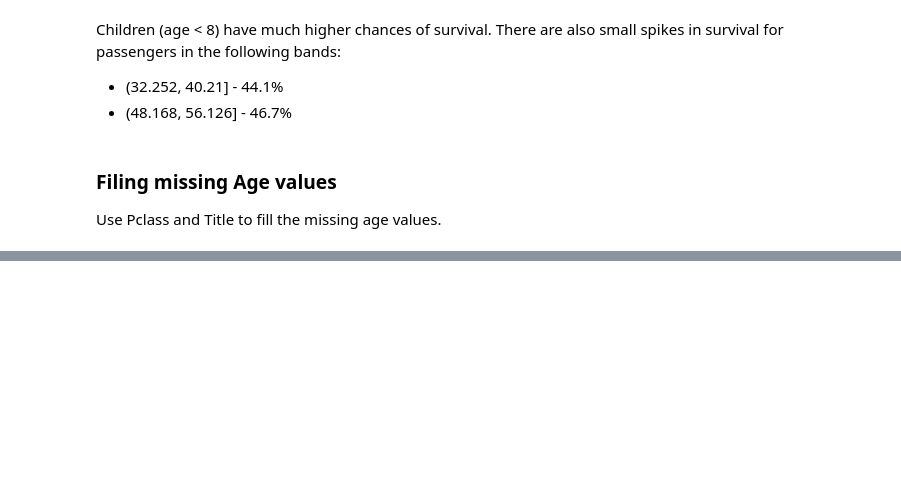
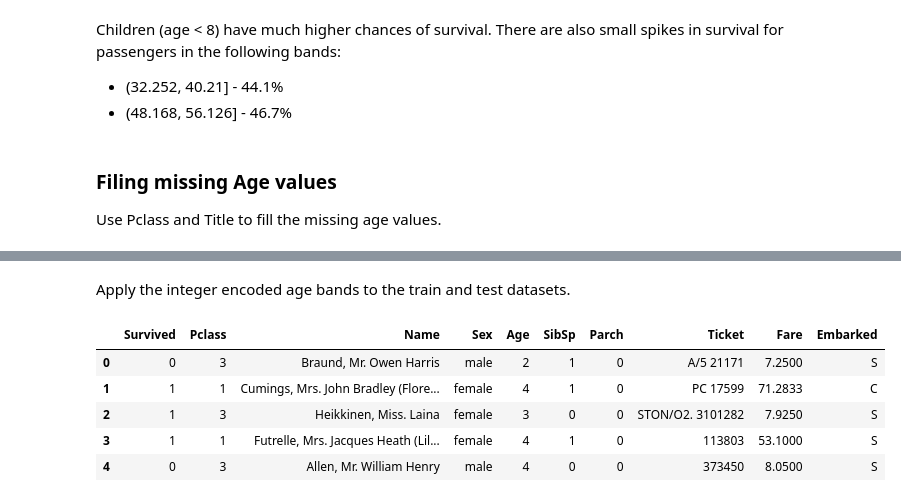
Before and after one commit to davidtvs/kaggle-titanic, a Jupyter notebook: titanic.ipynb, the cells around one changed output, grey strips where cells are left out. Saved outputs shown, nothing was run; the diff lists cells and outputs as text; code cells hidden in the pictures; blank space fills up the shorter version.

```diff
--- a/titanic.ipynb
+++ b/titanic.ipynb
@@ -178,0 +194,7 @@ Use linear regression to fit a model to predict Age from Pclass and Title.
+# %%
+X_train = fill_age_df.loc[fill_age_df['Age'] != -1].drop(columns='Age')
+Y_train = fill_age_df['Age'].loc[fill_age_df['Age'] != -1]
+X = fill_age_df.loc[fill_age_df['Age'] == -1].drop(columns='Age')
+print("Training samples shape: {}".format(X_train.shape))
+print("Ground-truth shape: {}".format(Y_train.shape))
+print("Samples to predict: {}".format(X.shape))
@@ -178,0 +205,17 @@ Use linear regression to fit a model to predict Age from Pclass and Title.
+# %%
+from sklearn.linear_model import LogisticRegression
+from sklearn.neighbors import KNeighborsClassifier
+from sklearn.tree import DecisionTreeClassifier
+from sklearn.model_selection import cross_val_score
+
+logreg = LogisticRegression()
+logreg_scores = cross_val_score(logreg, X_train, Y_train, cv=3)
+print("Logistic Regression cross-validation scores: {}".format(logreg_scores))
+
+knn = KNeighborsClassifier()
+knn_scores = cross_val_score(knn, X_train, Y_train, cv=3)
+print("KNeighbors cross-validation scores: {}".format(knn_scores))
+
+tree = DecisionTreeClassifier()
+tree_scores = cross_val_score(tree, X_train, Y_train, cv=3)
+print("Tree Classifier cross-validation scores: {}".format(tree_scores))
@@ -178,0 +232,9 @@ Use linear regression to fit a model to predict Age from Pclass and Title.
+# %%
+# Predict
+tree.fit(X_train, Y_train)
+Y_pred = tree.predict(X_train)
+
+total = np.bincount(Y_train.values, minlength=10)
+correct = np.bincount(Y_pred[Y_pred == Y_train.values], minlength=10)
+class_acc = correct / total
+pd.DataFrame({'Age band': age_band_series.cat.categories, 'Per class acc.': class_acc})
@@ -178,0 +255,7 @@ Use linear regression to fit a model to predict Age from Pclass and Title.
+# %%
+Y = tree.predict(X)
+fill_age_df['Age'].loc[fill_age_df['Age'] == -1] = Y
+
+# Just to make sure...these should both be 0 now
+print("Number of -1 = {}".format(fill_age_df['Age'].loc[fill_age_df['Age'] == -1].sum()))
+print("Number of NaN = {}".format(fill_age_df['Age'].isna().sum()))
@@ -178,0 +269,14 @@ Use linear regression to fit a model to predict Age from Pclass and Title.
+# %% [markdown]
+Apply the integer encoded age bands to the train and test datasets.
+# %%
+train['Age'] = fill_age_df.iloc[:train_len, 0]
+test['Age'] = fill_age_df.iloc[train_len:, 0]
+
+train.head()
+# %% [output]
+|  | Survived | Pclass | Name | Sex | Age | SibSp | Parch | Ticket | Fare | Embarked |
+| 0 | 0 | 3 | Braund, Mr. Owen Harris | male | 2 | 1 | 0 | A/5 21171 | 7.2500 | S |
+| 1 | 1 | 1 | Cumings, Mrs. John Bradley (Flore... | female | 4 | 1 | 0 | PC 17599 | 71.2833 | C |
+| 2 | 1 | 3 | Heikkinen, Miss. Laina | female | 3 | 0 | 0 | STON/O2. 3101282 | 7.9250 | S |
+| 3 | 1 | 1 | Futrelle, Mrs. Jacques Heath (Lil... | female | 4 | 1 | 0 | 113803 | 53.1000 | S |
+| 4 | 0 | 3 | Allen, Mr. William Henry | male | 4 | 0 | 0 | 373450 | 8.0500 | S |
```
Also changed, not shown: parts of 12 cells of this notebook.
